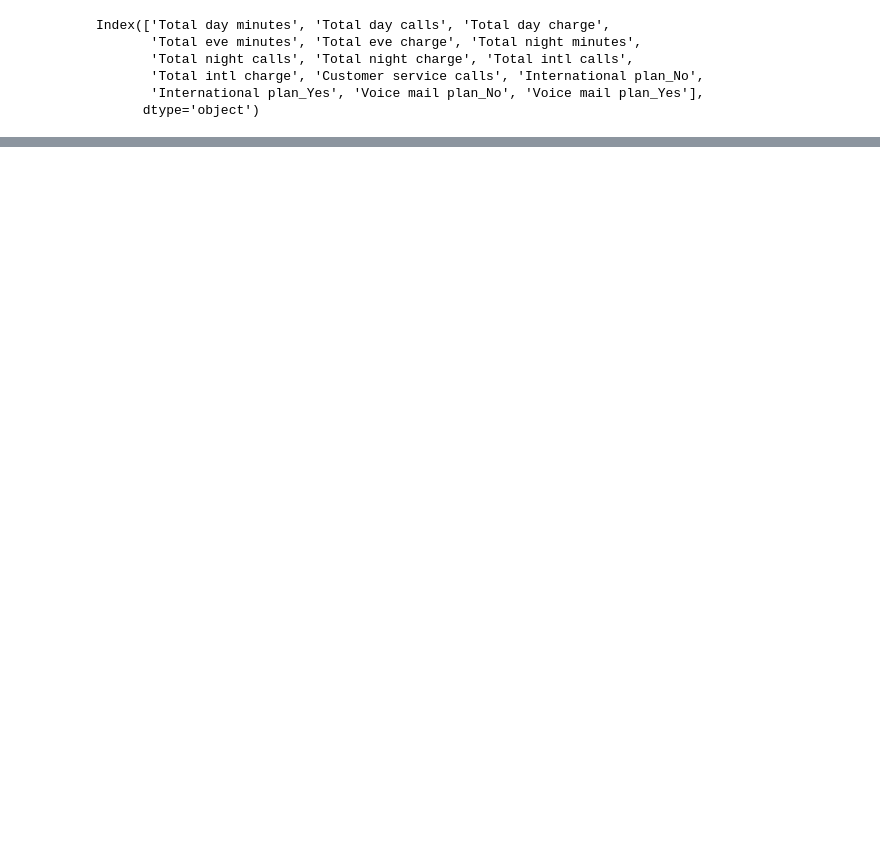
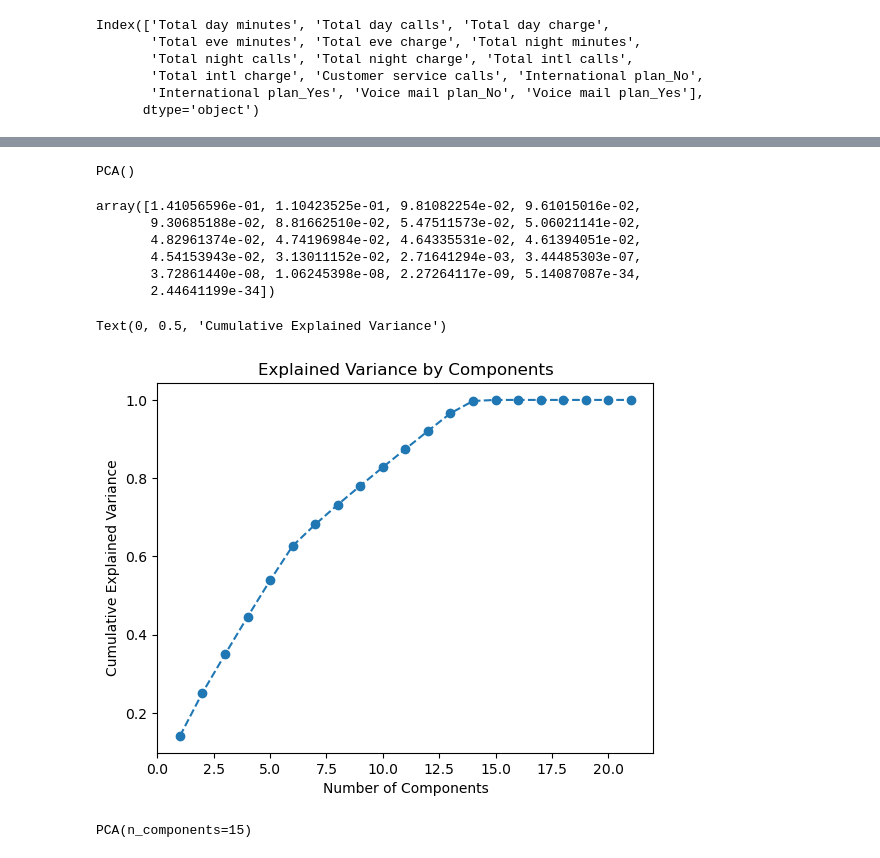
Before and after one commit to nidheepatil1/Determine-Churn-Rate, a Jupyter notebook: DetermineChurnRate.ipynb, the cells around one changed output, grey strips where cells are left out. Drawn from its saved outputs; the diff is of its cells as text; code cells hidden in the pictures; blank space fills up the shorter version.

```diff
--- a/DetermineChurnRate.ipynb
+++ b/DetermineChurnRate.ipynb
@@ -225,0 +296,5 @@ Index(['Total day minutes', 'Total day calls', 'Total day charge',
+# %%
+from sklearn.preprocessing import StandardScaler
+scaler= StandardScaler()
+churn_df_transformed_std=scaler.fit_transform(churn_df_transformed)
+print(churn_df_transformed_std)
@@ -225,0 +315,28 @@ Index(['Total day minutes', 'Total day calls', 'Total day charge',
+# %%
+from sklearn.decomposition import PCA
+pca=PCA()
+pca.fit(churn_df_transformed_std)
+# %% [output]
+PCA()
+# %%
+pca.explained_variance_ratio_
+# %% [output]
+array([1.41056596e-01, 1.10423525e-01, 9.81082254e-02, 9.61015016e-02,
+       9.30685188e-02, 8.81662510e-02, 5.47511573e-02, 5.06021141e-02,
+       4.82961374e-02, 4.74196984e-02, 4.64335531e-02, 4.61394051e-02,
+       4.54153943e-02, 3.13011152e-02, 2.71641294e-03, 3.44485303e-07,
+       3.72861440e-08, 1.06245398e-08, 2.27264117e-09, 5.14087087e-34,
+       2.44641199e-34])
+# %%
+plt.plot(range(1,22),pca.explained_variance_ratio_.cumsum(), marker='o', linestyle='--')
+plt.title('Explained Variance by Components')
+plt.xlabel('Number of Components')
+plt.ylabel('Cumulative Explained Variance')
+# %% [output]
+Text(0, 0.5, 'Cumulative Explained Variance')
+[figure, added]
+# %%
+pca1=PCA(n_components = 15)
+pca1.fit(churn_df_transformed_std)
+# %% [output]
+PCA(n_components=15)
```
Also changed, not shown: parts of 11 cells of this notebook.
